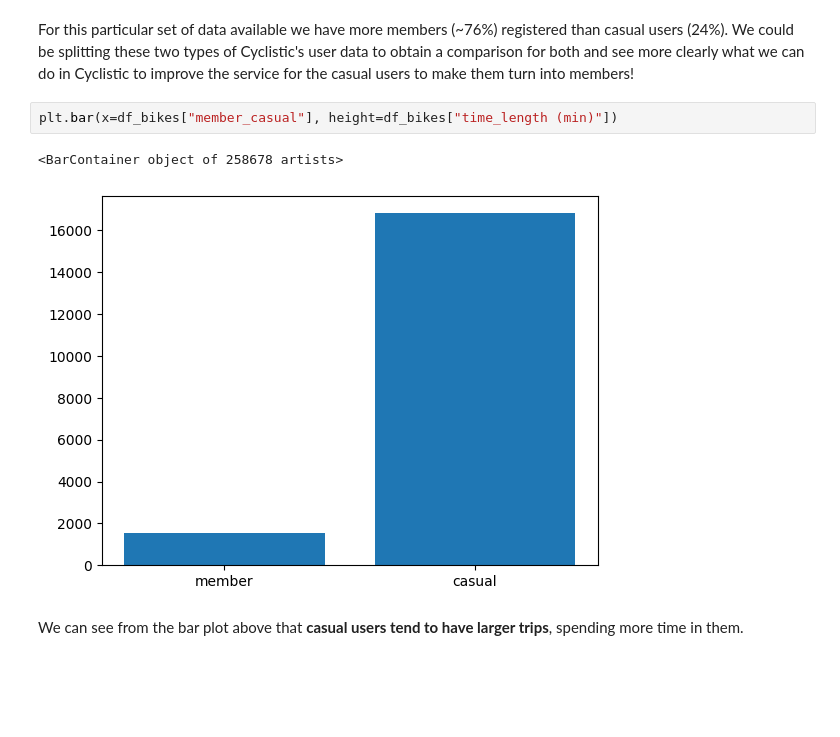
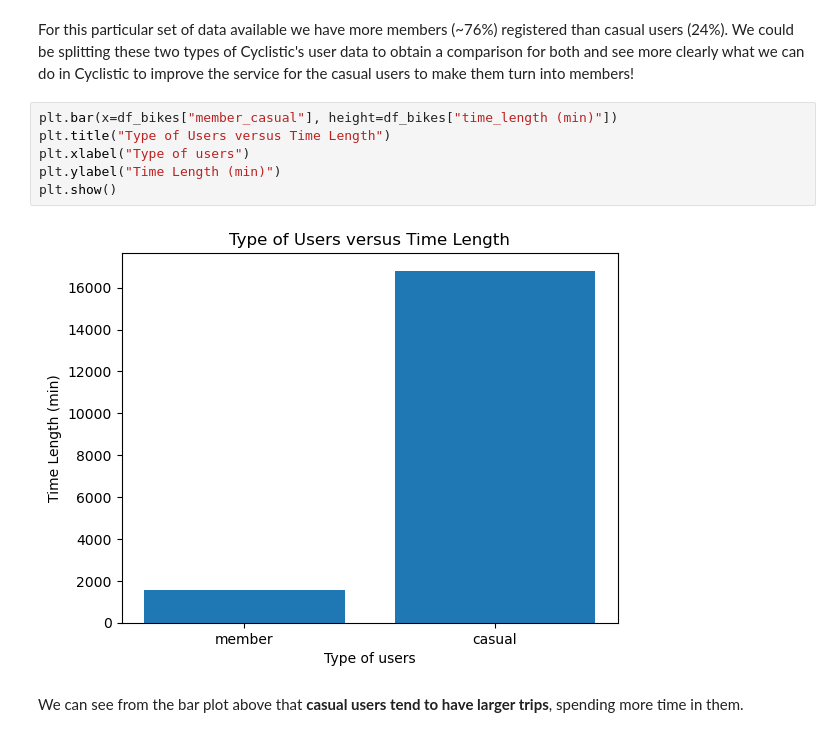
Before and after one commit to Lau397/Case_Study_Bike-Share, a Jupyter notebook: DA_Cyclistic.ipynb, the cells around one changed output. Cells and saved outputs as stored; diff of their text form; blank space fills up the shorter version.

Commit message:
Added more plots, first comparisons between features are being studied. Modified README file and the project report.

```diff
--- a/DA_Cyclistic.ipynb
+++ b/DA_Cyclistic.ipynb
@@ -378,9 +374,12 @@ Name: member_casual, dtype: float64
 For this particular set of data available we have more members (~76%) registered than casual users (24%). We could be splitting these two types of Cyclistic's user data to obtain a comparison for both and see more clearly what we can do in Cyclistic to improve the service for the casual users to make them turn into members!
 # %%
 plt.bar(x=df_bikes["member_casual"], height=df_bikes["time_length (min)"])
+plt.title("Type of Users versus Time Length")
+plt.xlabel("Type of users")
+plt.ylabel("Time Length (min)")
+plt.show()
 # %% [output]
-<BarContainer object of 258678 artists>
-[figure, old version]
+[figure, new version]
 # %% [markdown]
 We can see from the bar plot above that **casual users tend to have larger trips**, spending more time in them.
 # %%
```
Also changed, not shown: parts of 12 cells of this notebook, 4 other files.
